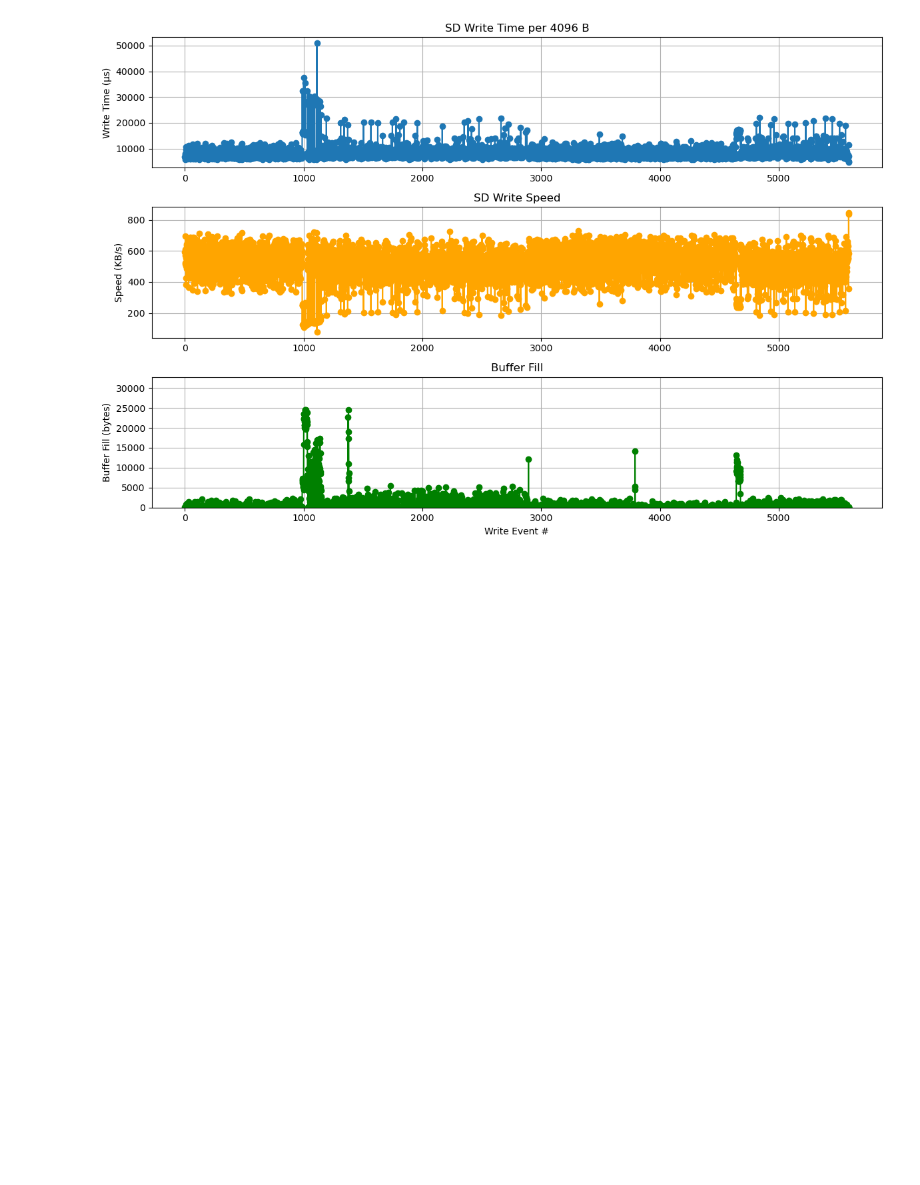
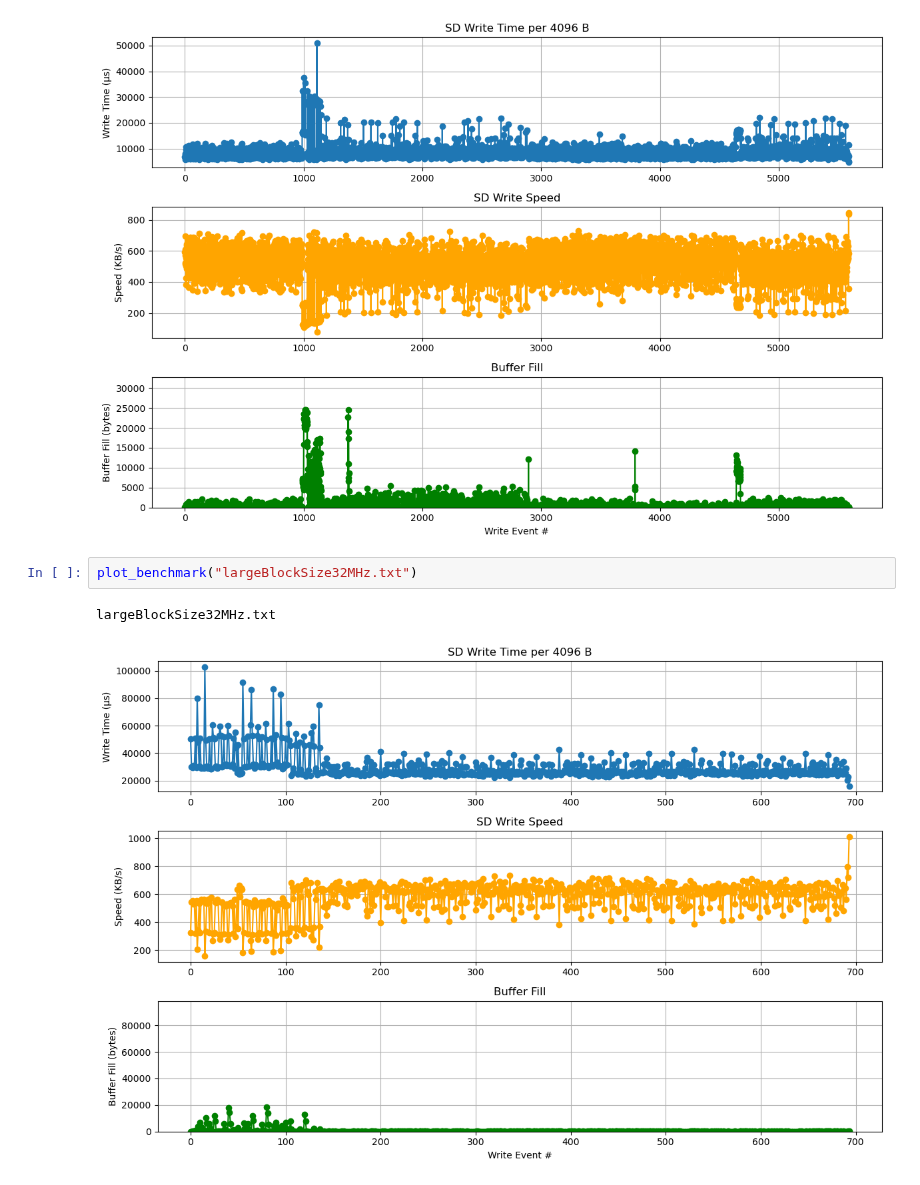
Before and after one commit to OpenEarable/open-earable-2, a Jupyter notebook: tools/SPI Benchmark.ipynb, the cells around one changed output. Saved outputs shown, nothing was run; the diff lists cells and outputs as text; blank space fills up the shorter version.

```diff
--- a/tools/SPI Benchmark.ipynb
+++ b/tools/SPI Benchmark.ipynb
@@ -82,3 +82,8 @@ plot_benchmark("logsBatchedFSYNC32MHz5Min.txt")
 # %% [output]
 logsBatchedFSYNC32MHz5Min.txt
 [figure]
+# %%
+plot_benchmark("largeBlockSize32MHz.txt")
+# %% [output]
+largeBlockSize32MHz.txt
+[figure, added]
```
Also changed, not shown: parts of 2 cells of this notebook.
